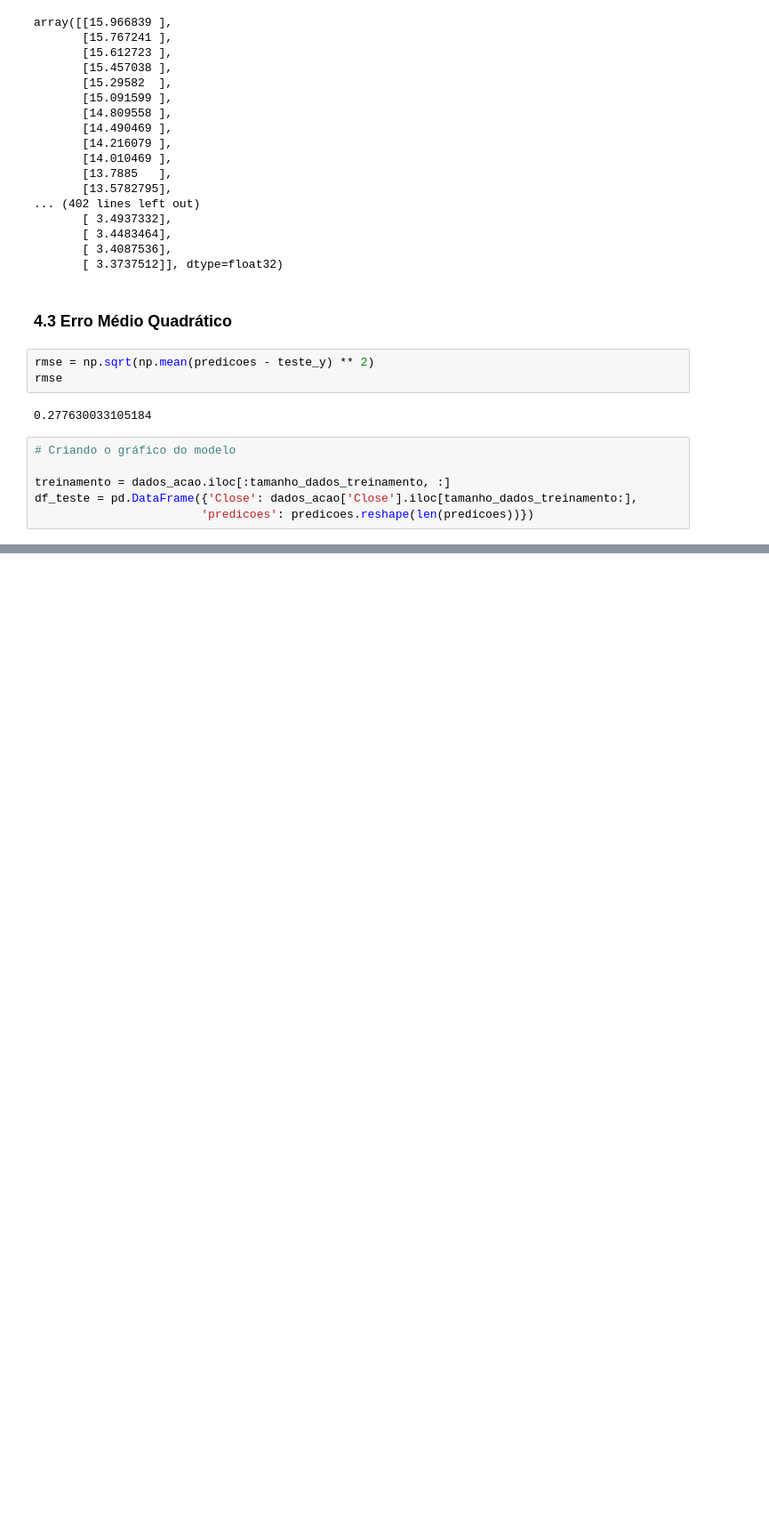
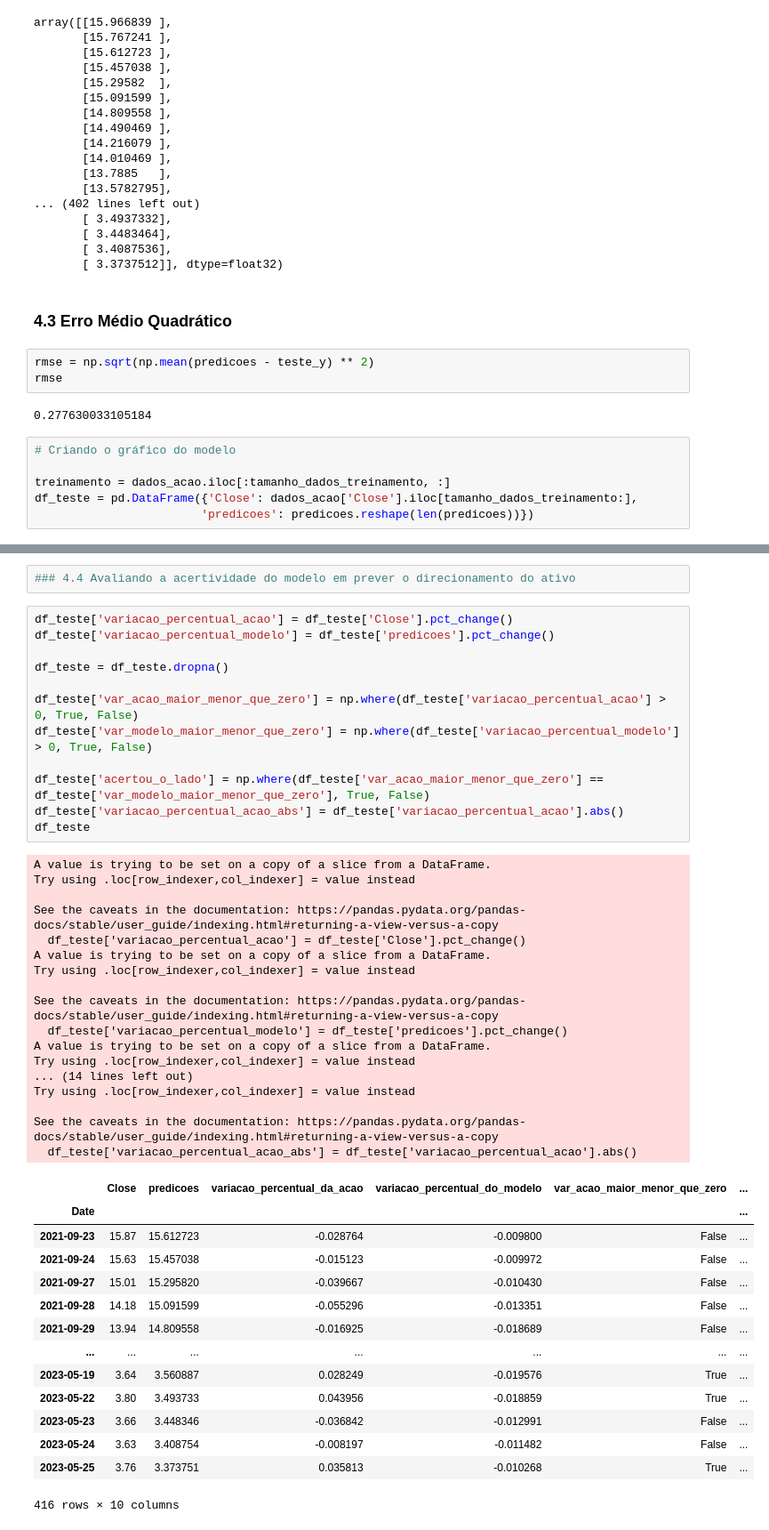
Before and after one commit to fcardosoo/Python-Mercado-Financeiro-Previsao-de-Preco-de-acoes-com-Deep-Learning, a Jupyter notebook: Previsao do preço de açoes com Deep Learning.ipynb, the cells around one changed output, grey strips where cells are left out. Shown: that part at 89% size. Saved outputs shown, nothing was run; the diff lists cells and outputs as text; blank space fills up the shorter version.

```diff
--- a/Previsao do preço de açoes com Deep Learning.ipynb
+++ b/Previsao do preço de açoes com Deep Learning.ipynb
@@ -258,0 +278,46 @@ SyntaxError: cannot assign to literal here. Maybe you meant '==' instead of '='?
+# %%
+### 4.4 Avaliando a acertividade do modelo em prever o direcionamento do ativo
+# %%
+df_teste['variacao_percentual_acao'] = df_teste['Close'].pct_change()
+df_teste['variacao_percentual_modelo'] = df_teste['predicoes'].pct_change()
+
+df_teste = df_teste.dropna()
+
+df_teste['var_acao_maior_menor_que_zero'] = np.where(df_teste['variacao_percentual_acao'] > 0, True, False)
+df_teste['var_modelo_maior_menor_que_zero'] = np.where(df_teste['variacao_percentual_modelo'] > 0, True, False)
+
+df_teste['acertou_o_lado'] = np.where(df_teste['var_acao_maior_menor_que_zero'] == df_teste['var_modelo_maior_menor_que_zero'], True, False)
+df_teste['variacao_percentual_acao_abs'] = df_teste['variacao_percentual_acao'].abs()
+df_teste
+# %% [output]
+A value is trying to be set on a copy of a slice from a DataFrame.
+Try using .loc[row_indexer,col_indexer] = value instead
+
+See the caveats in the documentation: https://pandas.pydata.org/pandas-docs/stable/user_guide/indexing.html#returning-a-view-versus-a-copy
+  df_teste['variacao_percentual_acao'] = df_teste['Close'].pct_change()
+A value is trying to be set on a copy of a slice from a DataFrame.
+Try using .loc[row_indexer,col_indexer] = value instead
+
+See the caveats in the documentation: https://pandas.pydata.org/pandas-docs/stable/user_guide/indexing.html#returning-a-view-versus-a-copy
+  df_teste['variacao_percentual_modelo'] = df_teste['predicoes'].pct_change()
+A value is trying to be set on a copy of a slice from a DataFrame.
+Try using .loc[row_indexer,col_indexer] = value instead
+... (14 lines left out)
+Try using .loc[row_indexer,col_indexer] = value instead
+
+See the caveats in the documentation: https://pandas.pydata.org/pandas-docs/stable/user_guide/indexing.html#returning-a-view-versus-a-copy
+  df_teste['variacao_percentual_acao_abs'] = df_teste['variacao_percentual_acao'].abs()
+|  | Close | predicoes | variacao_percentual_da_acao | variacao_percentual_do_modelo | var_acao_maior_menor_que_zero | ... |
+| Date |  |  |  |  |  | ... |
+| 2021-09-23 | 15.87 | 15.612723 | -0.028764 | -0.009800 | False | ... |
+| 2021-09-24 | 15.63 | 15.457038 | -0.015123 | -0.009972 | False | ... |
+| 2021-09-27 | 15.01 | 15.295820 | -0.039667 | -0.010430 | False | ... |
+| 2021-09-28 | 14.18 | 15.091599 | -0.055296 | -0.013351 | False | ... |
+| 2021-09-29 | 13.94 | 14.809558 | -0.016925 | -0.018689 | False | ... |
+| ... | ... | ... | ... | ... | ... | ... |
+| 2023-05-19 | 3.64 | 3.560887 | 0.028249 | -0.019576 | True | ... |
+| 2023-05-22 | 3.80 | 3.493733 | 0.043956 | -0.018859 | True | ... |
+| 2023-05-23 | 3.66 | 3.448346 | -0.036842 | -0.012991 | False | ... |
+| 2023-05-24 | 3.63 | 3.408754 | -0.008197 | -0.011482 | False | ... |
+| 2023-05-25 | 3.76 | 3.373751 | 0.035813 | -0.010268 | True | ... |
+416 rows × 10 columns
```
Also changed, not shown: parts of 3 cells of this notebook.
